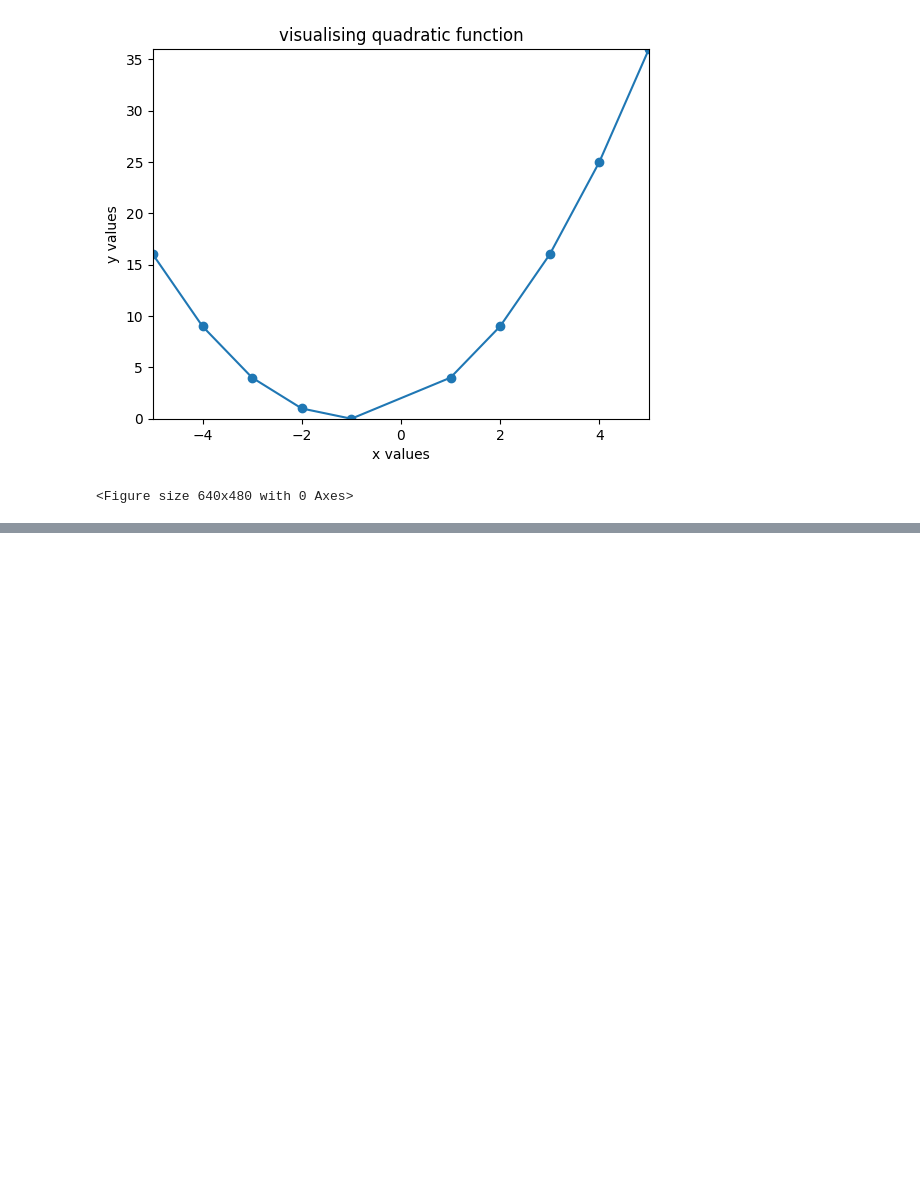
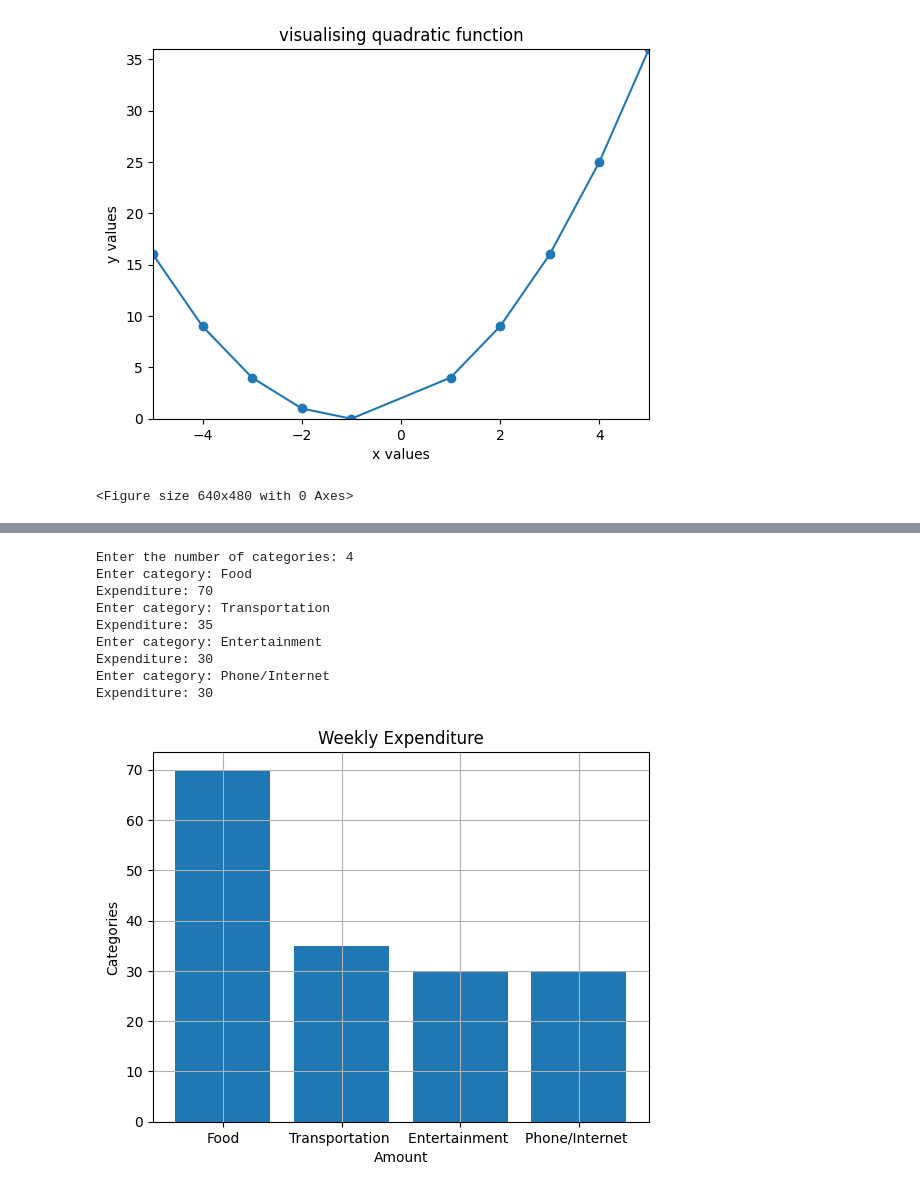
Before and after one commit to aparna-2001/Mathematics_with_Python, a Jupyter notebook: PracticeChallenge.ipynb, the cells around one changed output, grey strips where cells are left out. Drawn from its saved outputs; the diff is of its cells as text; code cells hidden in the pictures; blank space fills up the shorter version.

Commit message:
Final two challenges of Data visualization unit

```diff
--- a/PracticeChallenge.ipynb
+++ b/PracticeChallenge.ipynb
@@ -358,8 +356,43 @@ KeyboardInterrupt: Interrupted by user
-# %%
-#visualising your expenses
-
-from matplotlib import pyplot as plt
-
-def create_bar_chart(x,y):
-    num_bars = len(data)
+# %%
+#visualising your expenses
+
+from matplotlib import pyplot as plt
+
+
+num_category = int(input('Enter the number of categories: '))
+
+categories = []
+amount = []
+
+
+for i in range(num_category):
+    category = str(input('Enter category: '))
+    expenditure = float(input('Expenditure: '))
+
+    categories.append(category)
+    amount.append(expenditure)
+
+def create_bar_chart(amount, categories):
+    plt.xlabel('Amount')
+    plt.ylabel('Categories')
+    plt.title('Weekly Expenditure')
+    plt.grid()
+    plt.bar(categories, amount) # Added bar chart plotting
+    plt.show()
+
+
+
+
+create_bar_chart(amount, categories)
+# %% [output]
+Enter the number of categories: 4
+Enter category: Food
+Expenditure: 70
+Enter category: Transportation
+Expenditure: 35
+Enter category: Entertainment
+Expenditure: 30
+Enter category: Phone/Internet
+Expenditure: 30
+[figure, added]
 # %%
```
Also changed, not shown: parts of 2 cells of this notebook.
